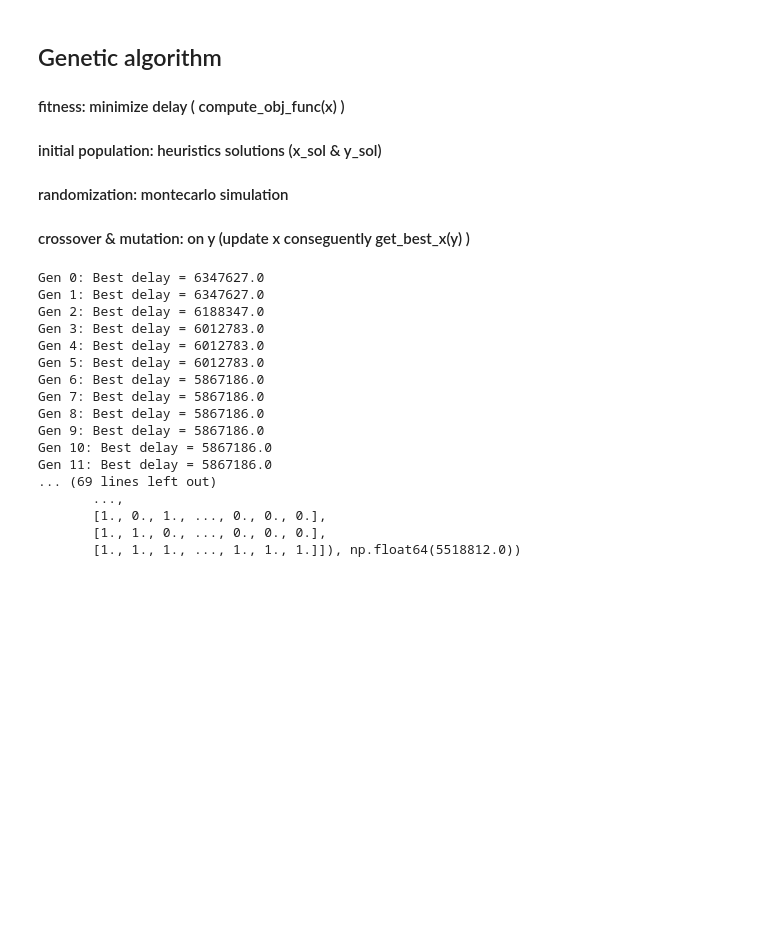
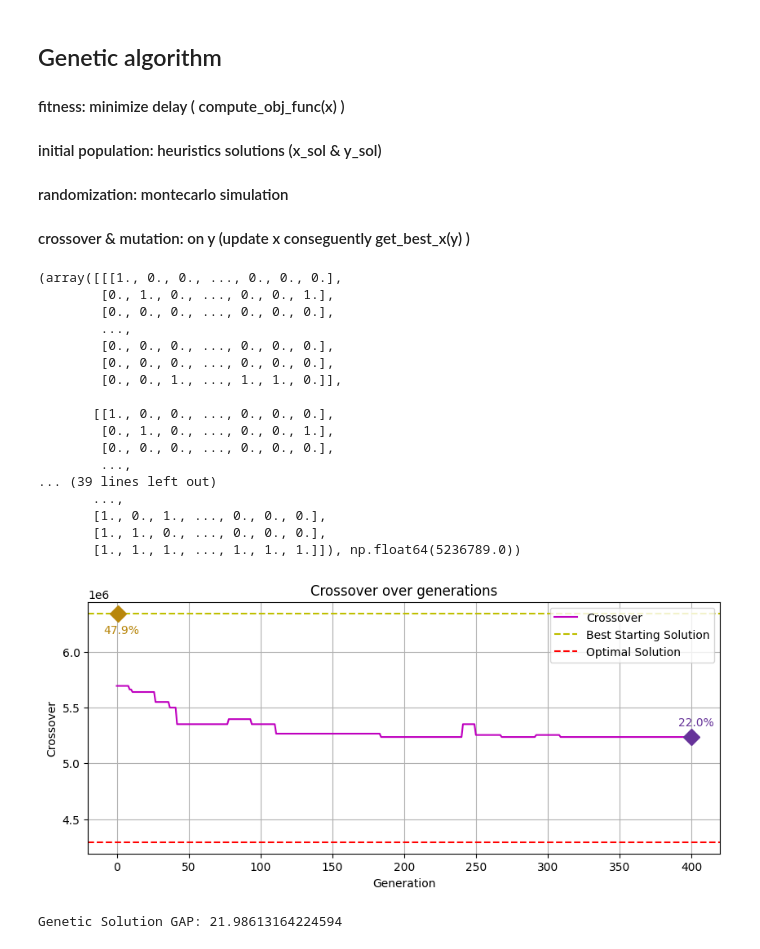
Before and after one commit to Moriarty2002/combinatorial-and-network-optimization-algorithm, a Jupyter notebook: src/project/cache_server.ipynb, the cells around one changed output. Drawn from its saved outputs; the diff is of its cells as text; code cells hidden in the pictures; blank space fills up the shorter version.

```diff
--- a/src/project/cache_server.ipynb
+++ b/src/project/cache_server.ipynb
@@ -737,8 +849,8 @@ X_IND = 0
 Y_IND = 1
 OBJ_IND = 2
 
-NUM_GEN = 30
-NUM_CROSSOVER_TRIAL = 30
+NUM_GEN = 400
+NUM_CROSSOVER_TRIAL = 60
 NUM_DEAD = 3
 MUT_RATE = 0.001
 
@@ -786,7 +898,6 @@ def crossover(parent1, parent2):
     childs_y.append( np.vstack([y1[:split, :], y2[split:, :]]) )
     childs_y.append( np.vstack([y1[:split, :], y2[split:, :]]) )
 
-    # kill unfeasible child (spartan way)
     for child_y in childs_y:
         child_x = get_best_x(child_y)
         childs.append((child_x, child_y, compute_obj_func(child_x)))
@@ -815,7 +926,7 @@ def mutate(childs):
 
     return childs_mutated
 
-def run_ga():
+def start_genetic():
     # an individual is (x, y, objective value)
     population = [(x_sol[curr_individual_index][0], y_sol[curr_individual_index][0], x_sol[curr_individual_index][1]) for curr_individual_index in range(len(y_sol))]
     # print(f"Starting population: {population}")
@@ -832,36 +943,73 @@ def run_ga():
 
             # remove an individual every iteration
             # for _ in range(NUM_DEAD):
-            dead = montecarlo_roulette_individual_selection(population, reverse=True)
-            tomb = population.pop(dead)
+            serial_killer_num = len(population) // 15 # floor of 10% of population
+            for _ in range(serial_killer_num):
+                dead = montecarlo_roulette_individual_selection(population, reverse=True)
+                tomb = population.pop(dead)
 
             if population:
                 # print(f"Death individual: {dead} - {tomb}")
                 best = min(population, key=lambda individual: individual[OBJ_IND])
-                print(f"Gen {current_gen}: Best delay = {best[OBJ_IND]}")
+                best_in_generation_history.append(best[OBJ_IND])
+                # print(f"Gen {current_gen}: Best delay = {best[OBJ_IND]}")
         else:
             return "GENOCIDE"
 
 
     return min(population, key=lambda individual: individual[OBJ_IND])
 
-sol = run_ga()
+sol = start_genetic()
+best_in_generation_history.append(sol[OBJ_IND])
 print(f"{sol}")
 # %% [output]
-Gen 0: Best delay = 6347627.0
-Gen 1: Best delay = 6347627.0
-Gen 2: Best delay = 6188347.0
-Gen 3: Best delay = 6012783.0
-Gen 4: Best delay = 6012783.0
-Gen 5: Best delay = 6012783.0
-Gen 6: Best delay = 5867186.0
-Gen 7: Best delay = 5867186.0
-Gen 8: Best delay = 5867186.0
-Gen 9: Best delay = 5867186.0
-Gen 10: Best delay = 5867186.0
-Gen 11: Best delay = 5867186.0
-... (69 lines left out)
+(array([[[1., 0., 0., ..., 0., 0., 0.],
+        [0., 1., 0., ..., 0., 0., 1.],
+        [0., 0., 0., ..., 0., 0., 0.],
+        ...,
+        [0., 0., 0., ..., 0., 0., 0.],
+        [0., 0., 0., ..., 0., 0., 0.],
+        [0., 0., 1., ..., 1., 1., 0.]],
+
+       [[1., 0., 0., ..., 0., 0., 0.],
+        [0., 1., 0., ..., 0., 0., 1.],
+        [0., 0., 0., ..., 0., 0., 0.],
+        ...,
+... (39 lines left out)
        ...,
        [1., 0., 1., ..., 0., 0., 0.],
        [1., 1., 0., ..., 0., 0., 0.],
-       [1., 1., 1., ..., 1., 1., 1.]]), np.float64(5518812.0))
+       [1., 1., 1., ..., 1., 1., 1.]]), np.float64(5236789.0))
+# %%
+# PLOT performance
+best_start = min(x_sol, key=lambda solution: solution[1])
+GAP = ( abs(OPTIMAL_SOLUTION - best_in_generation_history[-1]) / OPTIMAL_SOLUTION ) * 100
+GAP_START = ( abs(OPTIMAL_SOLUTION - best_start[1]) / OPTIMAL_SOLUTION ) * 100
+
+plt.figure(figsize=(10, 4))
+plt.plot(best_in_generation_history, linestyle='-', color="m", label="Crossover")
+plt.axhline(y=float(best_start[1]), linestyle='--', color="y", label="Best Starting Solution")
+plt.axhline(y=OPTIMAL_SOLUTION, color='r', linestyle='--', label='Optimal Solution')
+
+# best solution GAP
+plt.plot(len(best_in_generation_history) - 1, best_in_generation_history[-1], marker='D', markersize=10, color='rebeccapurple')
+plt.text(len(best_in_generation_history) - 10, best_in_generation_history[-1] + 80000,  f'{round(GAP,1)}%', color='rebeccapurple', va='bottom', ha='left')
+
+# starting solution GAP
+plt.plot(1, best_start[1], marker='D', markersize=10, color='darkgoldenrod')
+plt.text(-9, best_start[1] - 200000,  f'{round(GAP_START,1)}%', color='darkgoldenrod', va='bottom', ha='left')
+
+
+plt.xlabel("Generation")
+plt.ylabel("Crossover")
+plt.title("Crossover over generations")
+
+plt.grid(True)
+plt.legend()
+
+plt.show()
+
+print(f"Genetic Solution GAP: {GAP}")
+# %% [output]
+[figure, added]
+Genetic Solution GAP: 21.98613164224594
```
Also changed, not shown: parts of 15 cells of this notebook, 5 other files.
